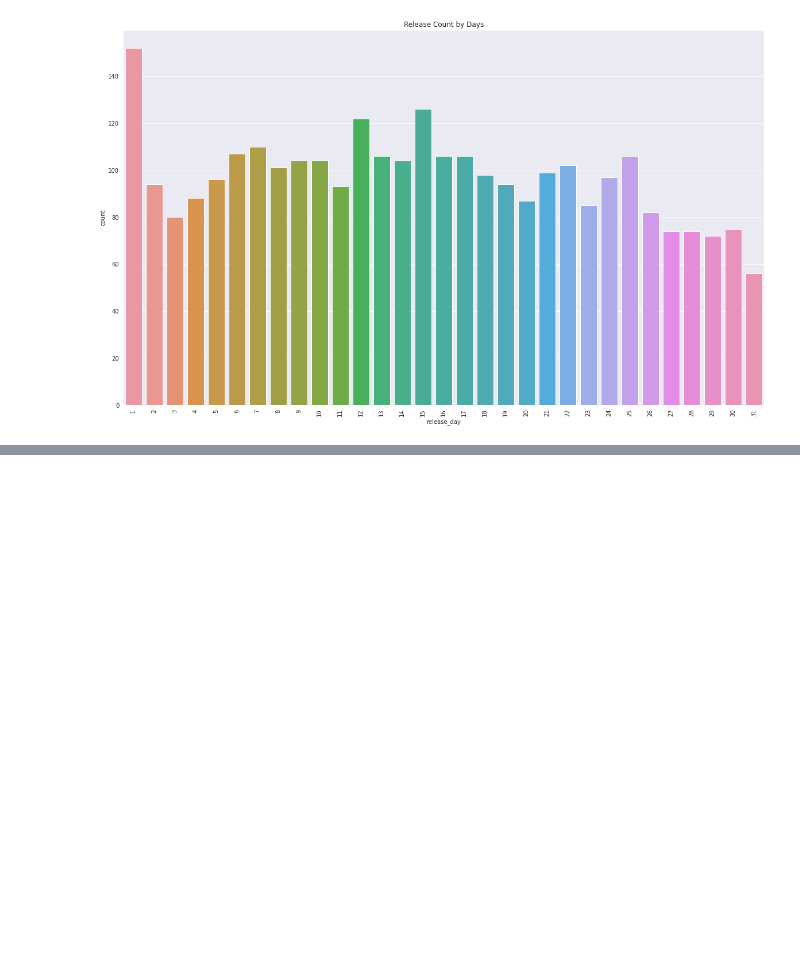
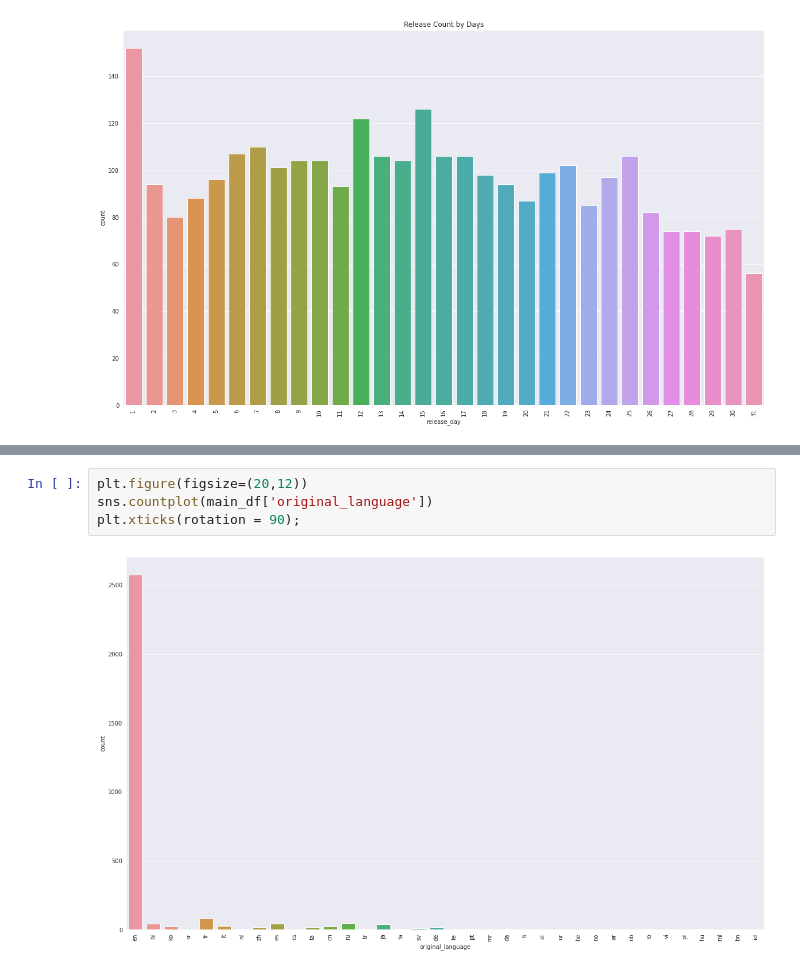
Before and after one commit to heyrobin/Movie-Sales-Prediction-, a Jupyter notebook: TMDB_Box_Office_Prediction.ipynb, the cells around one changed output, grey strips where cells are left out. Cells and saved outputs as stored; diff of their text form; blank space fills up the shorter version.

```diff
--- a/TMDB_Box_Office_Prediction.ipynb
+++ b/TMDB_Box_Office_Prediction.ipynb
@@ -267,0 +278,6 @@ sns.countplot(main_df['release_day']);
+# %%
+plt.figure(figsize=(20,12))
+sns.countplot(main_df['original_language'])
+plt.xticks(rotation = 90);
+# %% [output]
+[figure, added]
```
Also changed, not shown: parts of 1 cell of this notebook.
